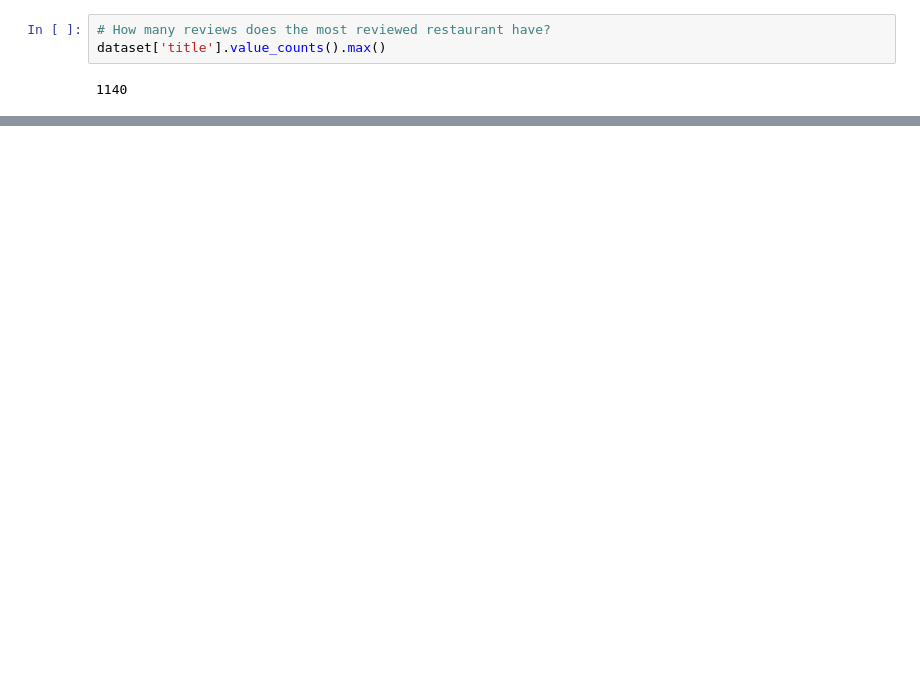
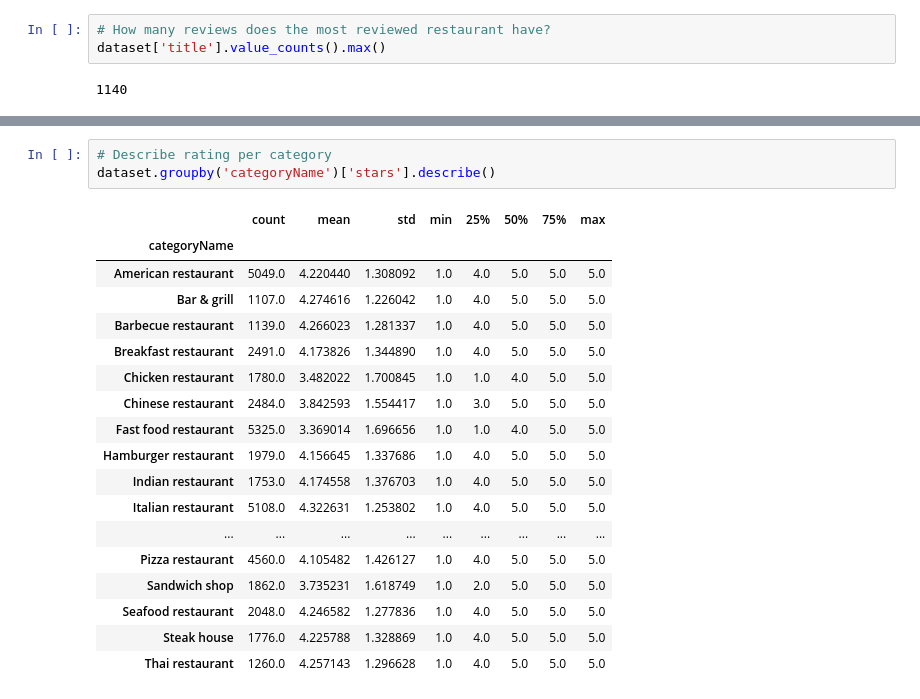
Before and after one commit to beatrizmarques2005/text_mining_in_reviews, a Jupyter notebook: notebooks/exploration.ipynb, the cells around one changed output, grey strips where cells are left out. Drawn from its saved outputs; the diff is of its cells as text; blank space fills up the shorter version.

```diff
--- a/notebooks/exploration.ipynb
+++ b/notebooks/exploration.ipynb
@@ -108,0 +226,22 @@ dataset['title'].value_counts().max()
+# %%
+# Describe rating per category
+dataset.groupby('categoryName')['stars'].describe()
+# %% [output]
+|  | count | mean | std | min | 25% | 50% | 75% | max |
+| categoryName |  |  |  |  |  |  |  |  |
+| American restaurant | 5049.0 | 4.220440 | 1.308092 | 1.0 | 4.0 | 5.0 | 5.0 | 5.0 |
+| Bar & grill | 1107.0 | 4.274616 | 1.226042 | 1.0 | 4.0 | 5.0 | 5.0 | 5.0 |
+| Barbecue restaurant | 1139.0 | 4.266023 | 1.281337 | 1.0 | 4.0 | 5.0 | 5.0 | 5.0 |
+| Breakfast restaurant | 2491.0 | 4.173826 | 1.344890 | 1.0 | 4.0 | 5.0 | 5.0 | 5.0 |
+| Chicken restaurant | 1780.0 | 3.482022 | 1.700845 | 1.0 | 1.0 | 4.0 | 5.0 | 5.0 |
+| Chinese restaurant | 2484.0 | 3.842593 | 1.554417 | 1.0 | 3.0 | 5.0 | 5.0 | 5.0 |
+| Fast food restaurant | 5325.0 | 3.369014 | 1.696656 | 1.0 | 1.0 | 4.0 | 5.0 | 5.0 |
+| Hamburger restaurant | 1979.0 | 4.156645 | 1.337686 | 1.0 | 4.0 | 5.0 | 5.0 | 5.0 |
+| Indian restaurant | 1753.0 | 4.174558 | 1.376703 | 1.0 | 4.0 | 5.0 | 5.0 | 5.0 |
+| Italian restaurant | 5108.0 | 4.322631 | 1.253802 | 1.0 | 4.0 | 5.0 | 5.0 | 5.0 |
+| ... | ... | ... | ... | ... | ... | ... | ... | ... |
+| Pizza restaurant | 4560.0 | 4.105482 | 1.426127 | 1.0 | 4.0 | 5.0 | 5.0 | 5.0 |
+| Sandwich shop | 1862.0 | 3.735231 | 1.618749 | 1.0 | 2.0 | 5.0 | 5.0 | 5.0 |
+| Seafood restaurant | 2048.0 | 4.246582 | 1.277836 | 1.0 | 4.0 | 5.0 | 5.0 | 5.0 |
+| Steak house | 1776.0 | 4.225788 | 1.328869 | 1.0 | 4.0 | 5.0 | 5.0 | 5.0 |
+| Thai restaurant | 1260.0 | 4.257143 | 1.296628 | 1.0 | 4.0 | 5.0 | 5.0 | 5.0 |
```
Also changed, not shown: parts of 12 cells of this notebook.
